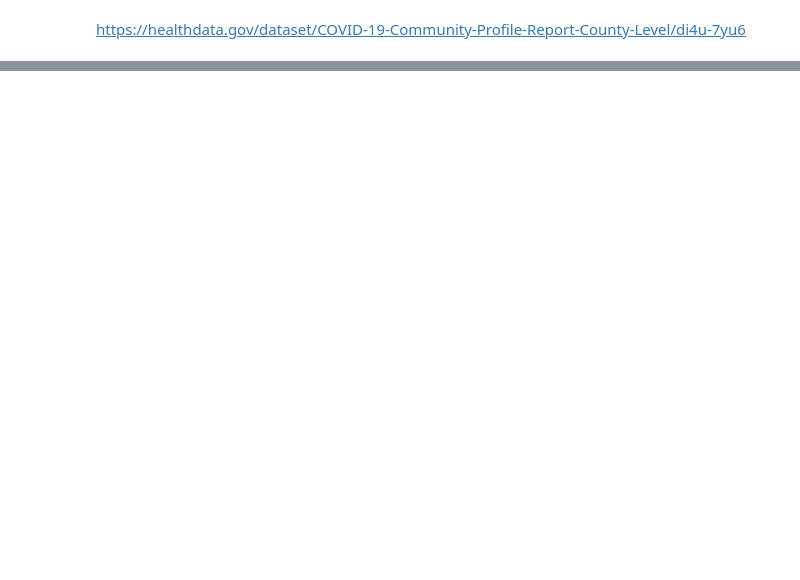
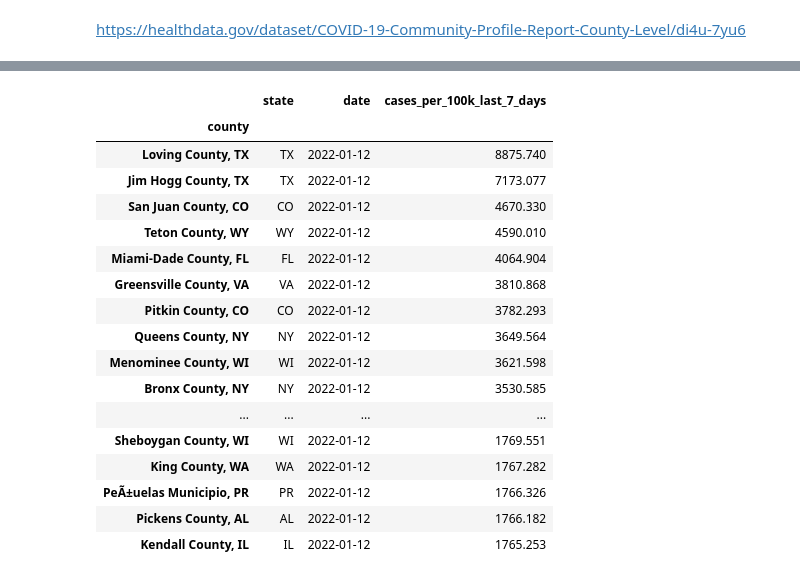
Before and after one commit to ldhagen/HHS_COVID_Notebook, a Jupyter notebook: HHS COVID-19 Community Profile Report - County-Level.ipynb, the cells around one changed output, grey strips where cells are left out. Cells and saved outputs as stored; diff of their text form; code cells hidden in the pictures; blank space fills up the shorter version.

```diff
--- a/HHS COVID-19 Community Profile Report - County-Level.ipynb
+++ b/HHS COVID-19 Community Profile Report - County-Level.ipynb
@@ -52,0 +73,21 @@ df_hhs[df_hhs.deaths_last_7_days > 100]
+# %%
+aaa[aaa.cases_per_100k_last_7_days > 500][['state','date','cases_per_100k_last_7_days']].sort_values(by ='cases_per_100k_last_7_days', ascending = False)
+# %% [output]
+|  | state | date | cases_per_100k_last_7_days |
+| county |  |  |  |
+| Loving County, TX | TX | 2022-01-12 | 8875.740 |
+| Jim Hogg County, TX | TX | 2022-01-12 | 7173.077 |
+| San Juan County, CO | CO | 2022-01-12 | 4670.330 |
+| Teton County, WY | WY | 2022-01-12 | 4590.010 |
+| Miami-Dade County, FL | FL | 2022-01-12 | 4064.904 |
+| Greensville County, VA | VA | 2022-01-12 | 3810.868 |
+| Pitkin County, CO | CO | 2022-01-12 | 3782.293 |
+| Queens County, NY | NY | 2022-01-12 | 3649.564 |
+| Menominee County, WI | WI | 2022-01-12 | 3621.598 |
+| Bronx County, NY | NY | 2022-01-12 | 3530.585 |
+| ... | ... | ... | ... |
+| Sheboygan County, WI | WI | 2022-01-12 | 1769.551 |
+| King County, WA | WA | 2022-01-12 | 1767.282 |
+| PeÃ±uelas Municipio, PR | PR | 2022-01-12 | 1766.326 |
+| Pickens County, AL | AL | 2022-01-12 | 1766.182 |
+| Kendall County, IL | IL | 2022-01-12 | 1765.253 |
```
Also changed, not shown: parts of 8 cells of this notebook, 4 other files.
